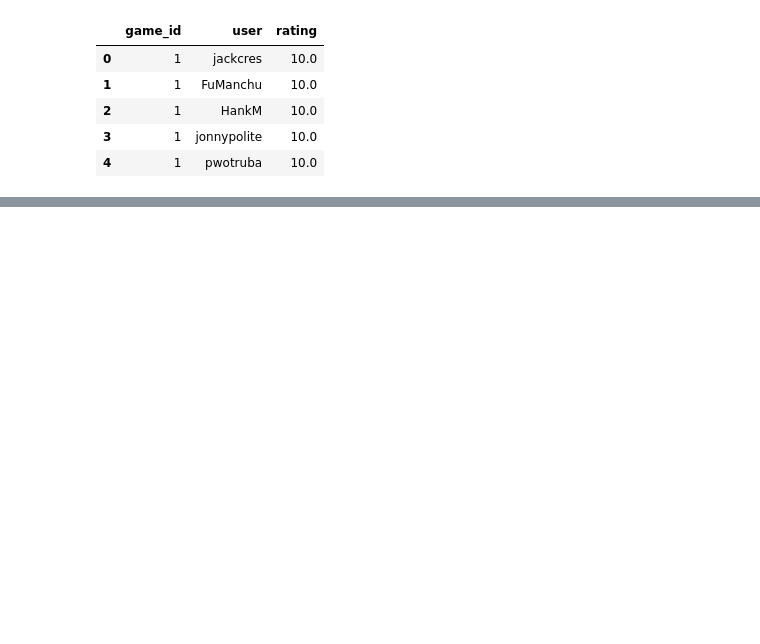
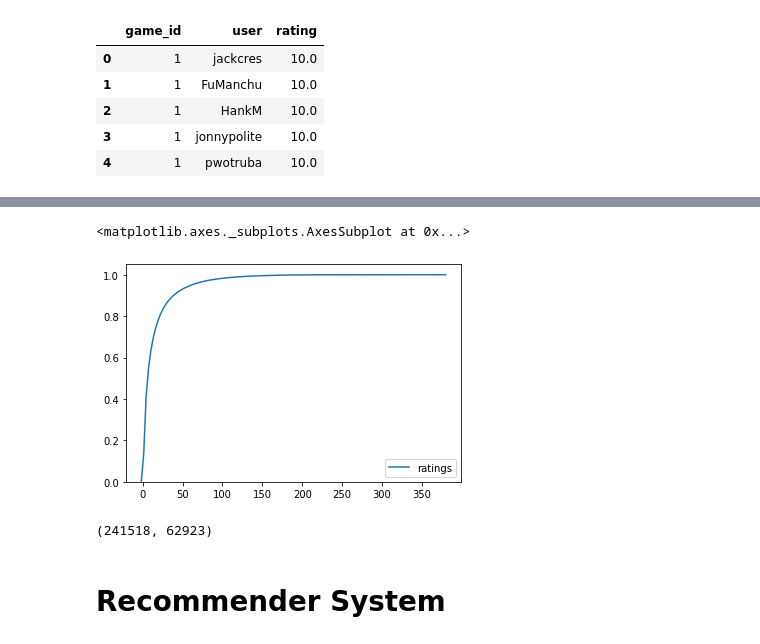
Before and after one commit to MarshallKrakauer/BGGAnalysis, a Jupyter notebook: Player Ratings.ipynb, the cells around one changed output, grey strips where cells are left out. Drawn from its saved outputs; the diff is of its cells as text; code cells hidden in the pictures; blank space fills up the shorter version.

Commit message:
Starting recommender system

```diff
--- a/Player Ratings.ipynb
+++ b/Player Ratings.ipynb
@@ -30,0 +92,11 @@ pivot.sort_values('rating', ascending=False).head(10)
+# %%
+sns.kdeplot(pivot['ratings'], cumulative=True)
+# %% [output]
+<matplotlib.axes._subplots.AxesSubplot at 0x...>
+[figure, added]
+# %%
+pivot[pivot['ratings'] <= 20].shape[0], pivot[pivot['ratings'] > 20].shape[0]
+# %% [output]
+(241518, 62923)
+# %% [markdown]
+# Recommender System
```
Also changed, not shown: parts of 30 cells of this notebook.
